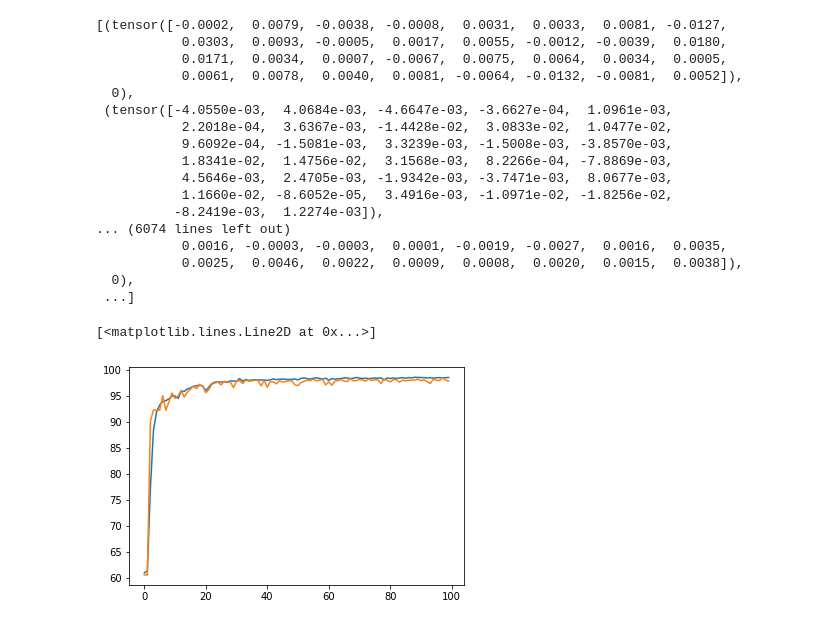
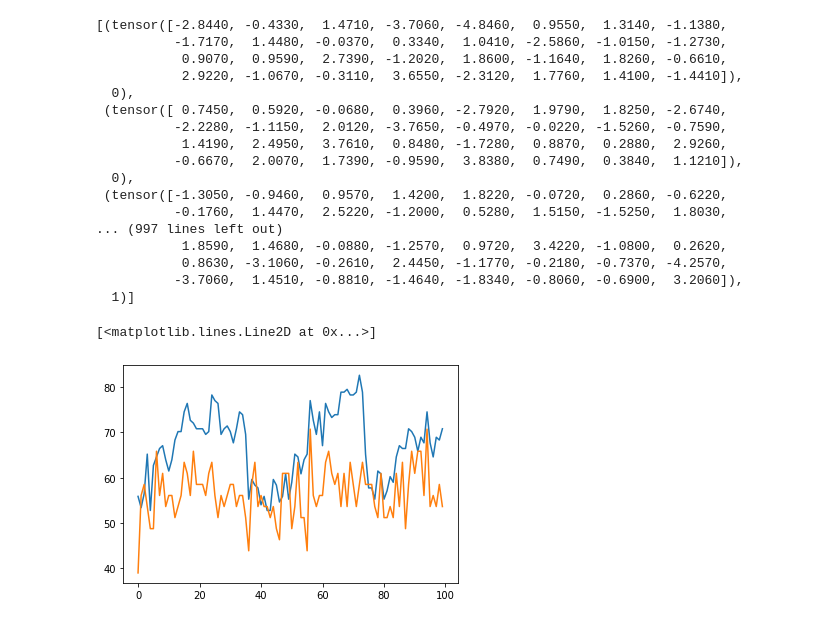
Before and after one commit to PoCInnovation/MindGame, a Jupyter notebook: src/train_realtime.ipynb, the cells around one changed output. Cells and saved outputs as stored; diff of their text form; code cells hidden in the pictures.

Commit message:
better data getter function and complete setup of minigame with realtime data

```diff
--- a/src/train_realtime.ipynb
+++ b/src/train_realtime.ipynb
@@ -5,33 +7,34 @@ import preprocess as pp
 # %%
 from load_data import load_dataset
 
-dataset = load_dataset("../models/focusData.csv")
+dataset = load_dataset("../models/realTimeData.csv")
 dataset
 # %% [output]
-[(tensor([-0.0002,  0.0079, -0.0038, -0.0008,  0.0031,  0.0033,  0.0081, -0.0127,
-           0.0303,  0.0093, -0.0005,  0.0017,  0.0055, -0.0012, -0.0039,  0.0180,
-           0.0171,  0.0034,  0.0007, -0.0067,  0.0075,  0.0064,  0.0034,  0.0005,
-           0.0061,  0.0078,  0.0040,  0.0081, -0.0064, -0.0132, -0.0081,  0.0052]),
+[(tensor([-2.8440, -0.4330,  1.4710, -3.7060, -4.8460,  0.9550,  1.3140, -1.1380,
+          -1.7170,  1.4480, -0.0370,  0.3340,  1.0410, -2.5860, -1.0150, -1.2730,
+           0.9070,  0.9590,  2.7390, -1.2020,  1.8600, -1.1640,  1.8260, -0.6610,
+           2.9220, -1.0670, -0.3110,  3.6550, -2.3120,  1.7760,  1.4100, -1.4410]),
   0),
- (tensor([-4.0550e-03,  4.0684e-03, -4.6647e-03, -3.6627e-04,  1.0961e-03,
-           2.2018e-04,  3.6367e-03, -1.4428e-02,  3.0833e-02,  1.0477e-02,
-           9.6092e-04, -1.5081e-03,  3.3239e-03, -1.5008e-03, -3.8570e-03,
-           1.8341e-02,  1.4756e-02,  3.1568e-03,  8.2266e-04, -7.8869e-03,
-           4.5646e-03,  2.4705e-03, -1.9342e-03, -3.7471e-03,  8.0677e-03,
-           1.1660e-02, -8.6052e-05,  3.4916e-03, -1.0971e-02, -1.8256e-02,
-          -8.2419e-03,  1.2274e-03]),
-... (6074 lines left out)
-           0.0016, -0.0003, -0.0003,  0.0001, -0.0019, -0.0027,  0.0016,  0.0035,
-           0.0025,  0.0046,  0.0022,  0.0009,  0.0008,  0.0020,  0.0015,  0.0038]),
+ (tensor([ 0.7450,  0.5920, -0.0680,  0.3960, -2.7920,  1.9790,  1.8250, -2.6740,
+          -2.2280, -1.1150,  2.0120, -3.7650, -0.4970, -0.0220, -1.5260, -0.7590,
+           1.4190,  2.4950,  3.7610,  0.8480, -1.7280,  0.8870,  0.2880,  2.9260,
+          -0.6670,  2.0070,  1.7390, -0.9590,  3.8380,  0.7490,  0.3840,  1.1210]),
   0),
- ...]
+ (tensor([-1.3050, -0.9460,  0.9570,  1.4200,  1.8220, -0.0720,  0.2860, -0.6220,
+          -0.1760,  1.4470,  2.5220, -1.2000,  0.5280,  1.5150, -1.5250,  1.8030,
+... (997 lines left out)
+           1.8590,  1.4680, -0.0880, -1.2570,  0.9720,  3.4220, -1.0800,  0.2620,
+           0.8630, -3.1060, -0.2610,  2.4450, -1.1770, -0.2180, -0.7370, -4.2570,
+          -3.7060,  1.4510, -0.8810, -1.4640, -1.8340, -0.8060, -0.6900,  3.2060]),
+  1)]
 # %%
 train_set, test_set = pp.split_data(dataset)
 
-network, train_accuracies, test_accuracies = train_network(train_set, test_set, epoch=100, batch_size=32, learning_rate=0.05)
+network = nn.LabelNetwork(label_count=2)
+network, train_accuracies, test_accuracies = train_network(train_set, test_set, epoch=100, batch_size=32, learning_rate=0.05, network=network)
 
 plt.plot(train_accuracies)
 plt.plot(test_accuracies)
 # %% [output]
 [<matplotlib.lines.Line2D at 0x...>]
-[figure, old version]
+[figure, new version]
```
Also changed, not shown: parts of 2 cells of this notebook, 6 other files.
